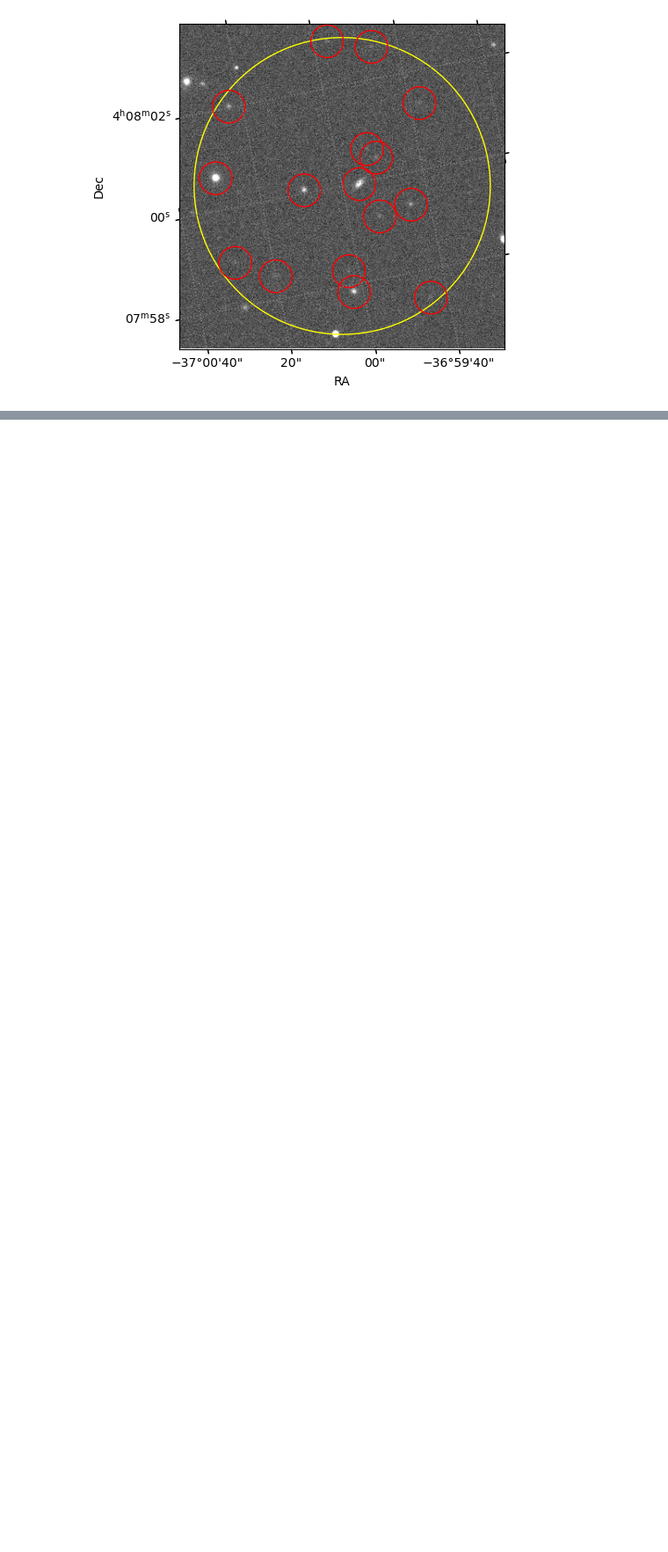
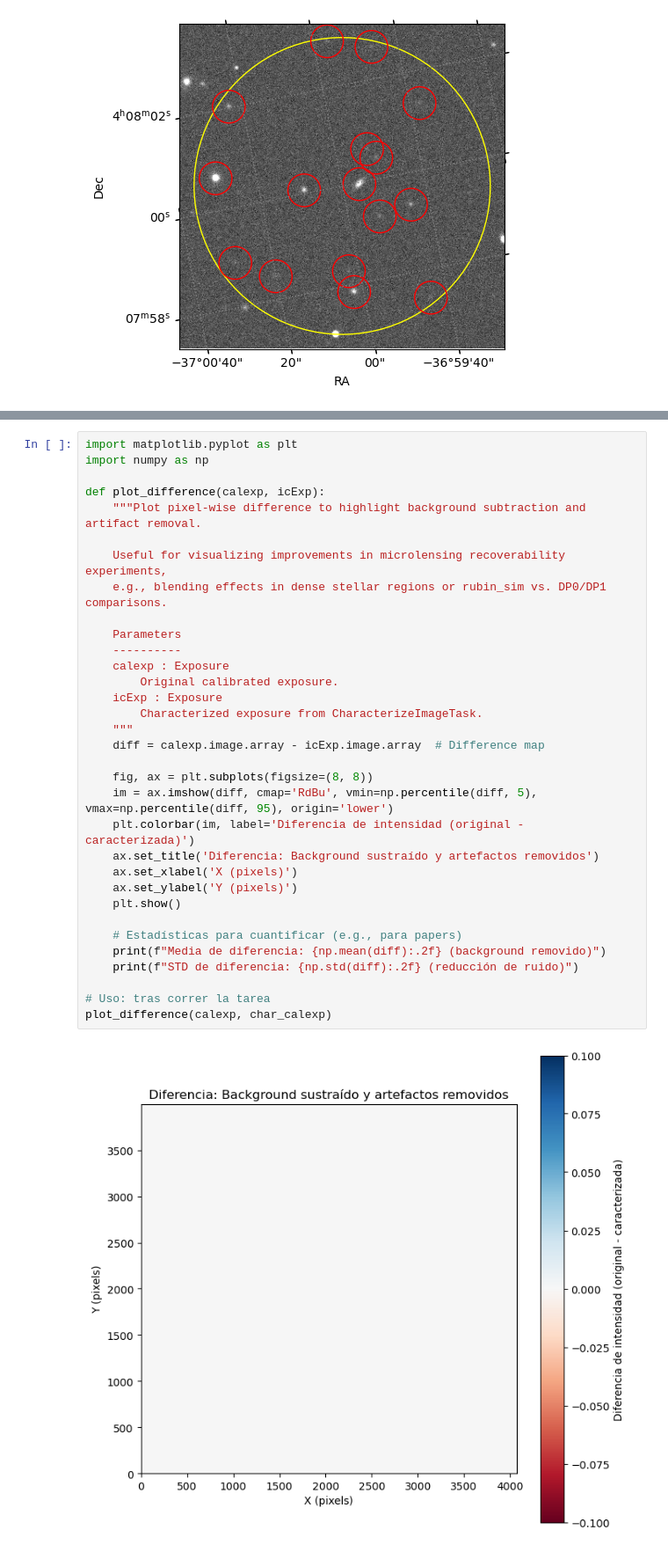
Before and after one commit to nowokaren/ulens_lsst, a Jupyter notebook: docs/tutorials/tutorial_RSP.ipynb, the cells around one changed output, grey strips where cells are left out. Shown at 88% size. Drawn from its saved outputs; the diff is of its cells as text; blank space fills up the shorter version.

```diff
--- a/docs/tutorials/tutorial_RSP.ipynb
+++ b/docs/tutorials/tutorial_RSP.ipynb
@@ -402,0 +709,35 @@ plt.show()
+# %%
+import matplotlib.pyplot as plt
+import numpy as np
+
+def plot_difference(calexp, icExp):
+    """Plot pixel-wise difference to highlight background subtraction and artifact removal.
+
+    Useful for visualizing improvements in microlensing recoverability experiments,
+    e.g., blending effects in dense stellar regions or rubin_sim vs. DP0/DP1 comparisons.
+
+    Parameters
+    ----------
+    calexp : Exposure
+        Original calibrated exposure.
+    icExp : Exposure
+        Characterized exposure from CharacterizeImageTask.
+    """
+    diff = calexp.image.array - icExp.image.array  # Difference map
+
+    fig, ax = plt.subplots(figsize=(8, 8))
+    im = ax.imshow(diff, cmap='RdBu', vmin=np.percentile(diff, 5), vmax=np.percentile(diff, 95), origin='lower')
+    plt.colorbar(im, label='Diferencia de intensidad (original - caracterizada)')
+    ax.set_title('Diferencia: Background sustraído y artefactos removidos')
+    ax.set_xlabel('X (pixels)')
+    ax.set_ylabel('Y (pixels)')
+    plt.show()
+
+    # Estadísticas para cuantificar (e.g., para papers)
+    print(f"Media de diferencia: {np.mean(diff):.2f} (background removido)")
+    print(f"STD de diferencia: {np.std(diff):.2f} (reducción de ruido)")
+
+# Uso: tras correr la tarea
+plot_difference(calexp, char_calexp)
+# %% [output]
+[figure, added]
```
Also changed, not shown: parts of 41 cells of this notebook.
